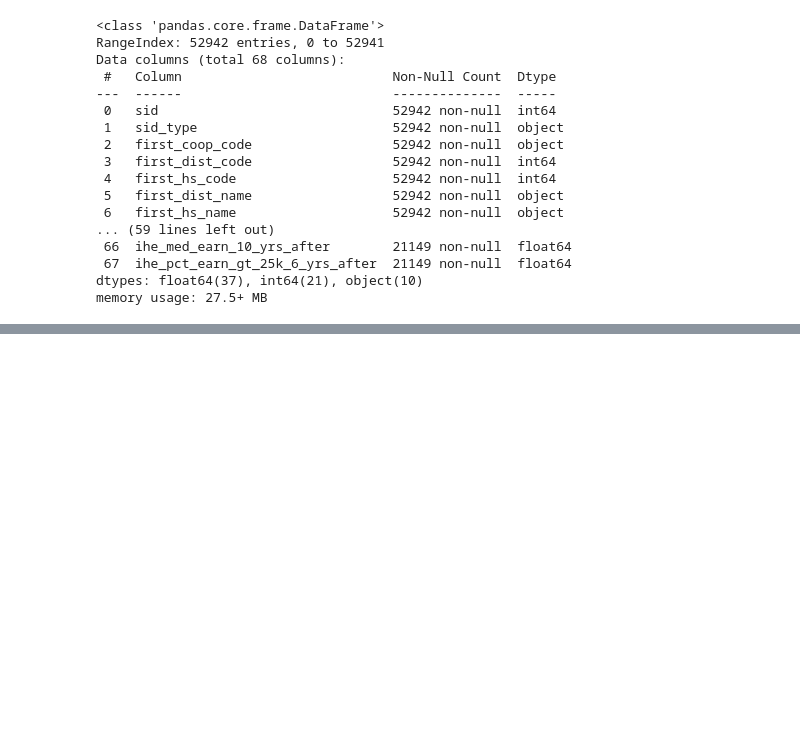
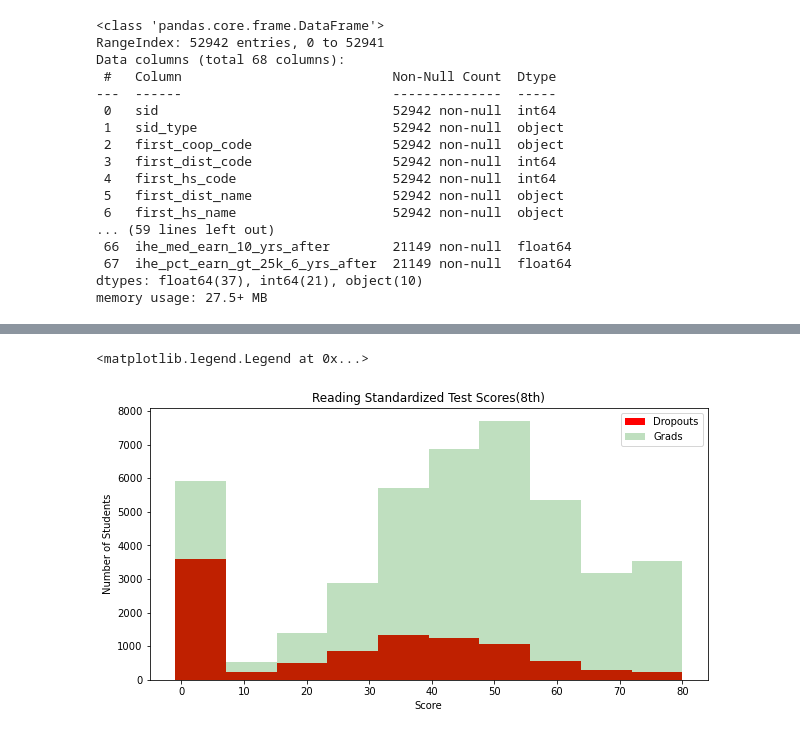
Before and after one commit to smileyfresh/dropout_predicting, a Jupyter notebook: Data Exploring.ipynb, the cells around one changed output, grey strips where cells are left out. Cells and saved outputs as stored; diff of their text form; code cells hidden in the pictures; blank space fills up the shorter version.

```diff
--- a/Data Exploring.ipynb
+++ b/Data Exploring.ipynb
@@ -994,0 +1103,11 @@ memory usage: 27.5+ MB
+# %%
+fig, ax = plt.subplots(figsize=(10,5))
+ax.hist(true_dropouts['read_ss'], alpha=1, color='r', label=label_d)
+ax.hist(grads['read_ss'], alpha = 0.25, color='g', label=label_g)
+ax.set_ylabel('Number of Students')
+ax.set_xlabel('Score')
+ax.set_title('Reading Standardized Test Scores(8th)')
+ax.legend()
+# %% [output]
+<matplotlib.legend.Legend at 0x...>
+[figure, added]
```
Also changed, not shown: parts of 25 cells of this notebook, 2 other files.
